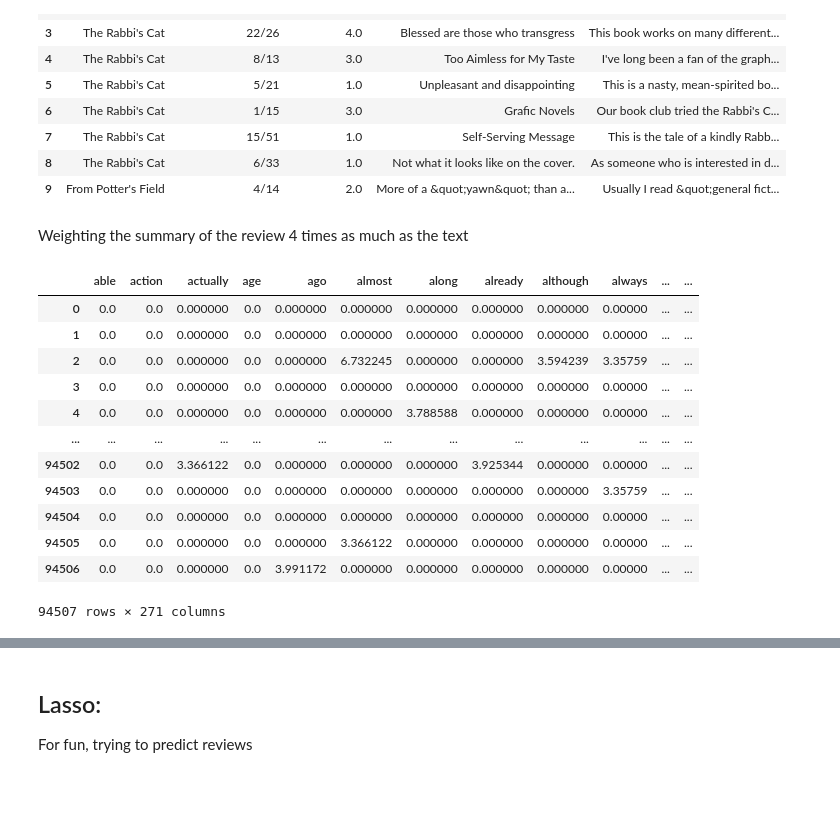
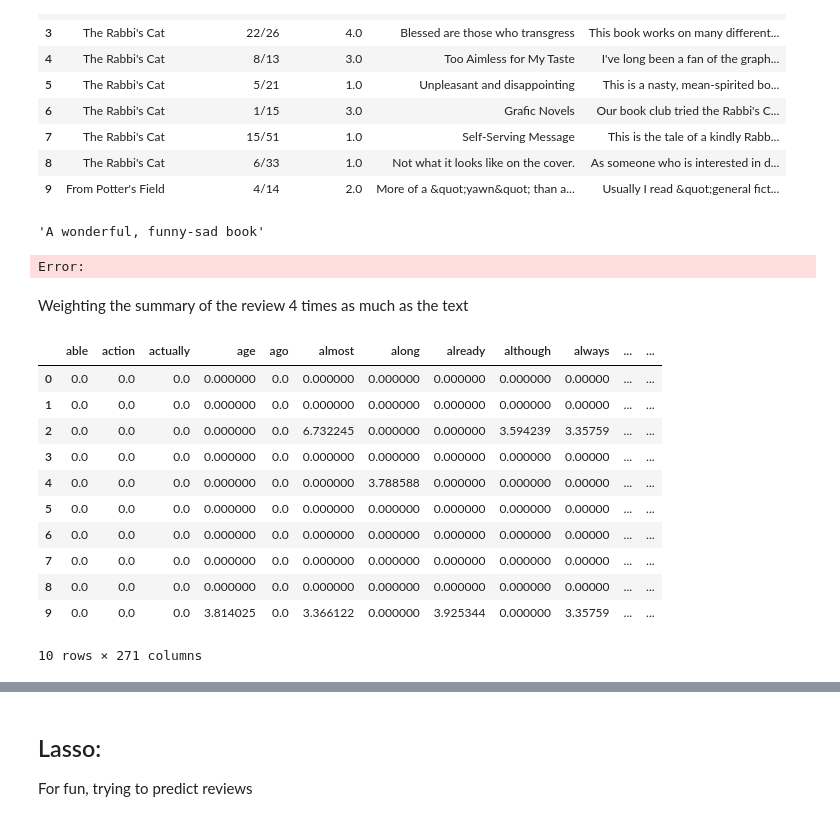
Before and after one commit to chenjoshua7/NLP_FinalProject, a Jupyter notebook: preprocessing.ipynb, the cells around one changed output, grey strips where cells are left out. Drawn from its saved outputs; the diff is of its cells as text; code cells hidden in the pictures; blank space fills up the shorter version.

Commit message:
Latex and More Data Analysis

```diff
--- a/preprocessing.ipynb
+++ b/preprocessing.ipynb
@@ -13,12 +13,17 @@ from nltk.corpus import stopwords
 from nltk.tokenize import word_tokenize
 from nltk.stem import PorterStemmer, WordNetLemmatizer
 # %%
-custom_stopwords = set(["book", "nt", "day","man", "men", "woman", "could", "also", "get", "thing", "way"])
+custom_stopwords = set(["book", "day","man", "men", "woman", "could", "also", "get", "thing","read","reading", "way"])
 stop_words = set(stopwords.words('english')) | custom_stopwords
 
 def preprocess_text(text):
-    tokenized_text = word_tokenize(text.lower())
+    # Split hyphenated words
+    hyphenated_text = [word for word in re.split(r'[-_]', text) if word]
 
+    # Tokenize and convert to lowercase
+    tokenized_text = [word.lower() for hyphenated_word in hyphenated_text for word in word_tokenize(hyphenated_word)]
+
+    # Remove stopwords
     filtered_text = [word for word in tokenized_text if word not in stop_words]
 
     # Remove non-alphanumeric characters (except underscores)
@@ -27,6 +32,7 @@ def preprocess_text(text):
     # Remove numeric tokens
     filtered_text = [word for word in filtered_text if not word.isdigit()]
 
+    # Lemmatize
     lemmatizer = WordNetLemmatizer()
     lemmatized_text = [lemmatizer.lemmatize(word) for word in filtered_text]
 
@@ -151,3 +157,7 @@ corpus_data["review/summary"] = corpus_data["review/summary"].astype(str)
 
 corpus_data['processed_title'] = corpus_data['review/summary'].apply(preprocess_text)
 corpus_data['processed_review'] = corpus_data['review/text'].apply(preprocess_text)
+# %%
+corpus_data["review/summary"][0]
+# %% [output]
+'A wonderful, funny-sad book'
@@ -153,0 +170,5 @@ corpus_data['processed_review'] = corpus_data['review/text'].apply(preprocess_te
+# %%
+dtm_df = pd.DataFrame(bow_review.toarray() + bow_title.toarray() * 4, columns=count_vectorizer.get_feature_names_out())
+dtm_df.head(10)
+# %% [output]
+Error:
@@ -159,18 +189,17 @@ tfidf_review = tfidf_vectorizer.fit_transform(corpus_data['processed_review'])
 tfidf_title = tfidf_vectorizer.transform(corpus_data['processed_title'])
 # %%
 tfidf_df = pd.DataFrame(tfidf_review.toarray() + tfidf_title.toarray() * 4, columns=tfidf_vectorizer.get_feature_names_out())
-tfidf_df
+tfidf_df.head(10)
 # %% [output]
 |  | able | action | actually | age | ago | almost | along | already | although | always | ... | ... |
-| 0 | 0.0 | 0.0 | 0.000000 | 0.0 | 0.000000 | 0.000000 | 0.000000 | 0.000000 | 0.000000 | 0.00000 | ... | ... |
-| 1 | 0.0 | 0.0 | 0.000000 | 0.0 | 0.000000 | 0.000000 | 0.000000 | 0.000000 | 0.000000 | 0.00000 | ... | ... |
-| 2 | 0.0 | 0.0 | 0.000000 | 0.0 | 0.000000 | 6.732245 | 0.000000 | 0.000000 | 3.594239 | 3.35759 | ... | ... |
-| 3 | 0.0 | 0.0 | 0.000000 | 0.0 | 0.000000 | 0.000000 | 0.000000 | 0.000000 | 0.000000 | 0.00000 | ... | ... |
-| 4 | 0.0 | 0.0 | 0.000000 | 0.0 | 0.000000 | 0.000000 | 3.788588 | 0.000000 | 0.000000 | 0.00000 | ... | ... |
-| ... | ... | ... | ... | ... | ... | ... | ... | ... | ... | ... | ... | ... |
-| 94502 | 0.0 | 0.0 | 3.366122 | 0.0 | 0.000000 | 0.000000 | 0.000000 | 3.925344 | 0.000000 | 0.00000 | ... | ... |
-| 94503 | 0.0 | 0.0 | 0.000000 | 0.0 | 0.000000 | 0.000000 | 0.000000 | 0.000000 | 0.000000 | 3.35759 | ... | ... |
-| 94504 | 0.0 | 0.0 | 0.000000 | 0.0 | 0.000000 | 0.000000 | 0.000000 | 0.000000 | 0.000000 | 0.00000 | ... | ... |
-| 94505 | 0.0 | 0.0 | 0.000000 | 0.0 | 0.000000 | 3.366122 | 0.000000 | 0.000000 | 0.000000 | 0.00000 | ... | ... |
-| 94506 | 0.0 | 0.0 | 0.000000 | 0.0 | 3.991172 | 0.000000 | 0.000000 | 0.000000 | 0.000000 | 0.00000 | ... | ... |
+| 0 | 0.0 | 0.0 | 0.0 | 0.000000 | 0.0 | 0.000000 | 0.000000 | 0.000000 | 0.000000 | 0.00000 | ... | ... |
+| 1 | 0.0 | 0.0 | 0.0 | 0.000000 | 0.0 | 0.000000 | 0.000000 | 0.000000 | 0.000000 | 0.00000 | ... | ... |
+| 2 | 0.0 | 0.0 | 0.0 | 0.000000 | 0.0 | 6.732245 | 0.000000 | 0.000000 | 3.594239 | 3.35759 | ... | ... |
+| 3 | 0.0 | 0.0 | 0.0 | 0.000000 | 0.0 | 0.000000 | 0.000000 | 0.000000 | 0.000000 | 0.00000 | ... | ... |
+| 4 | 0.0 | 0.0 | 0.0 | 0.000000 | 0.0 | 0.000000 | 3.788588 | 0.000000 | 0.000000 | 0.00000 | ... | ... |
+| 5 | 0.0 | 0.0 | 0.0 | 0.000000 | 0.0 | 0.000000 | 0.000000 | 0.000000 | 0.000000 | 0.00000 | ... | ... |
+| 6 | 0.0 | 0.0 | 0.0 | 0.000000 | 0.0 | 0.000000 | 0.000000 | 0.000000 | 0.000000 | 0.00000 | ... | ... |
+| 7 | 0.0 | 0.0 | 0.0 | 0.000000 | 0.0 | 0.000000 | 0.000000 | 0.000000 | 0.000000 | 0.00000 | ... | ... |
+| 8 | 0.0 | 0.0 | 0.0 | 0.000000 | 0.0 | 0.000000 | 0.000000 | 0.000000 | 0.000000 | 0.00000 | ... | ... |
+| 9 | 0.0 | 0.0 | 0.0 | 3.814025 | 0.0 | 3.366122 | 0.000000 | 3.925344 | 0.000000 | 3.35759 | ... | ... |
-94507 rows × 271 columns
+10 rows × 271 columns
```
Also changed, not shown: parts of 8 cells of this notebook, 18 other files.
